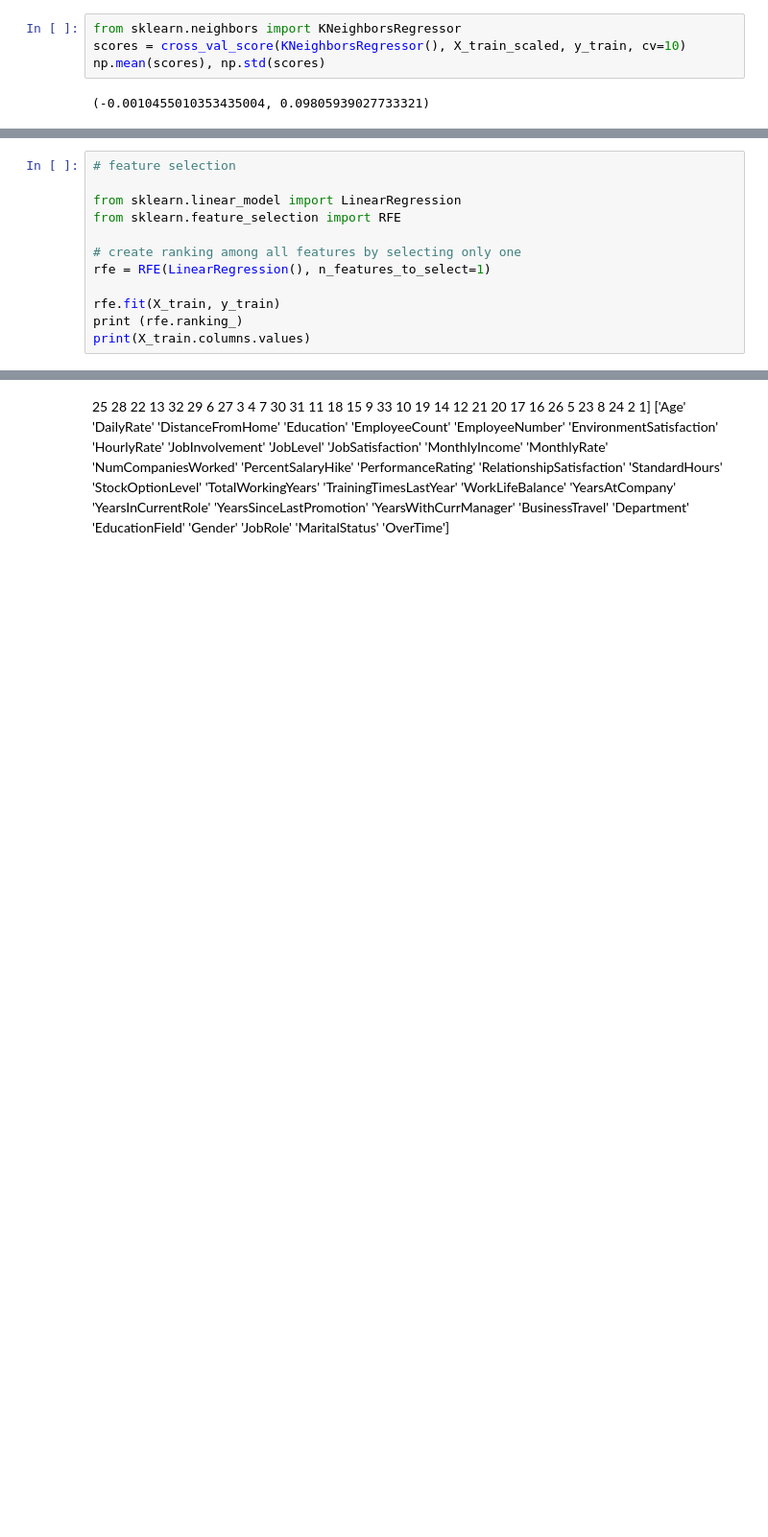
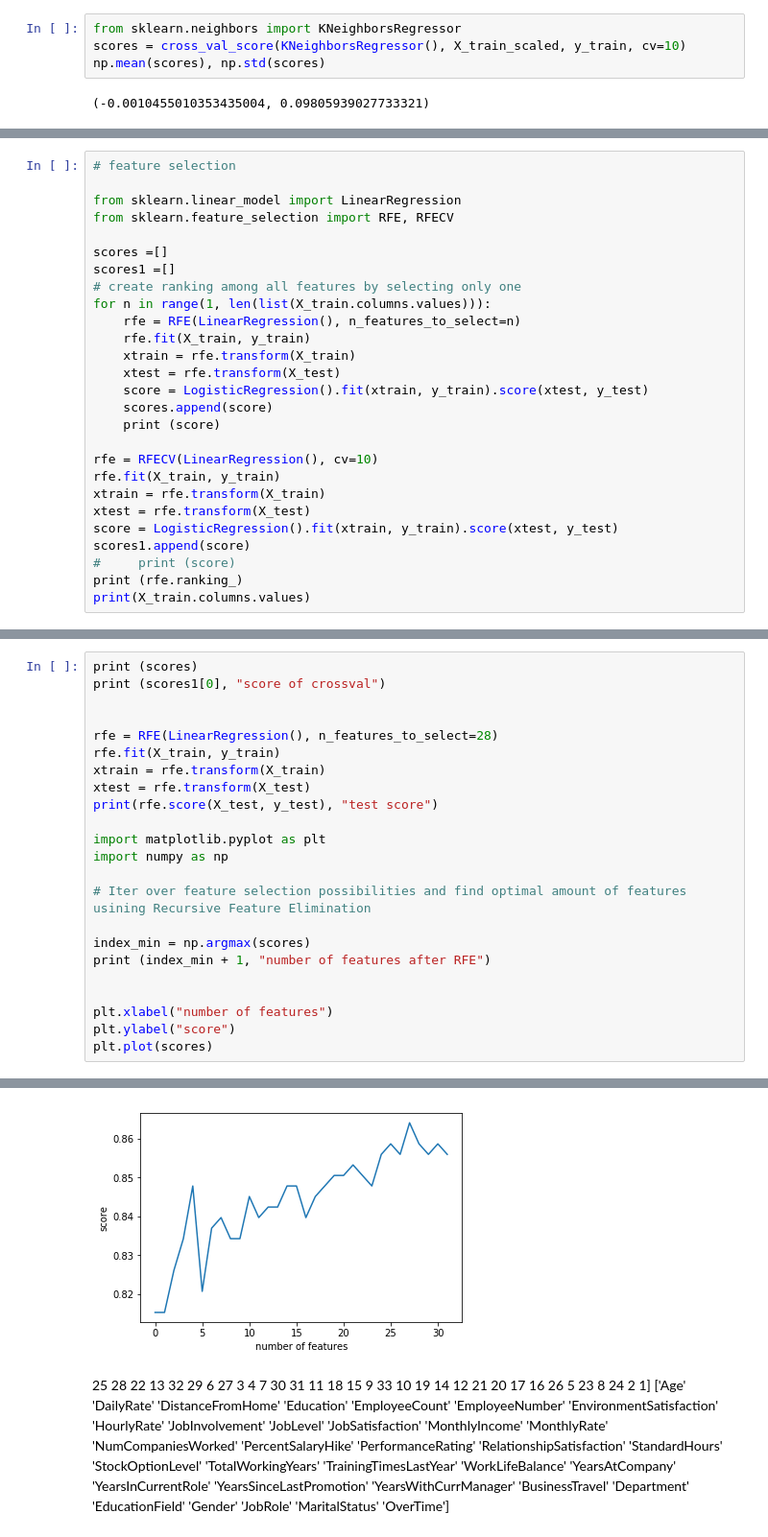
Before and after one commit to daanuittenhout/ml_assignment, a Jupyter notebook: ml_final.ipynb, the cells around one changed output, grey strips where cells are left out. Shown: that part at 96% size. Cells and saved outputs as stored; diff of their text form; blank space fills up the shorter version.

```diff
--- a/ml_final.ipynb
+++ b/ml_final.ipynb
@@ -216,12 +229,27 @@ np.mean(scores), np.std(scores)
 # feature selection
 
 from sklearn.linear_model import LinearRegression
-from sklearn.feature_selection import RFE
+from sklearn.feature_selection import RFE, RFECV
 
+scores =[]
+scores1 =[]
 # create ranking among all features by selecting only one
-rfe = RFE(LinearRegression(), n_features_to_select=1)
+for n in range(1, len(list(X_train.columns.values))):
+    rfe = RFE(LinearRegression(), n_features_to_select=n)
+    rfe.fit(X_train, y_train)
+    xtrain = rfe.transform(X_train)
+    xtest = rfe.transform(X_test)
+    score = LogisticRegression().fit(xtrain, y_train).score(xtest, y_test)
+    scores.append(score)
+    print (score)
 
+rfe = RFECV(LinearRegression(), cv=10)
 rfe.fit(X_train, y_train)
+xtrain = rfe.transform(X_train)
+xtest = rfe.transform(X_test)
+score = LogisticRegression().fit(xtrain, y_train).score(xtest, y_test)
+scores1.append(score)
+#     print (score)
 print (rfe.ranking_)
 print(X_train.columns.values)
 # %% [output]
@@ -238,0 +298,24 @@ print(X_train.columns.values)
+# %%
+print (scores)
+print (scores1[0], "score of crossval")
+
+
+rfe = RFE(LinearRegression(), n_features_to_select=28)
+rfe.fit(X_train, y_train)
+xtrain = rfe.transform(X_train)
+xtest = rfe.transform(X_test)
+print(rfe.score(X_test, y_test), "test score")
+
+import matplotlib.pyplot as plt
+import numpy as np
+
+# Iter over feature selection possibilities and find optimal amount of features usining Recursive Feature Elimination
+
+index_min = np.argmax(scores)
+print (index_min + 1, "number of features after RFE")
+
+
+plt.xlabel("number of features")
+plt.ylabel("score")
+plt.plot(scores)
+# %% [output]
@@ -239,3 +327,4 @@ print(X_train.columns.values)
+[figure, added]
 # %% [markdown]
 25 28 22 13 32 29  6 27  3  4  7 30 31 11 18 15  9 33 10 19 14 12 21 20
  17 16 26  5 23  8 24  2  1]
```
Also changed, not shown: parts of 10 cells of this notebook.
